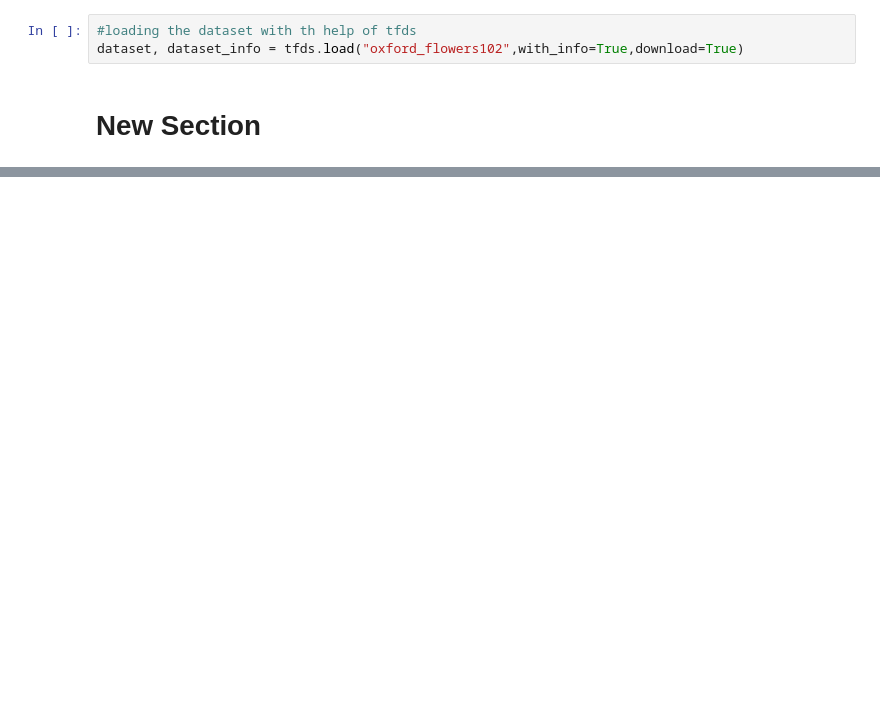
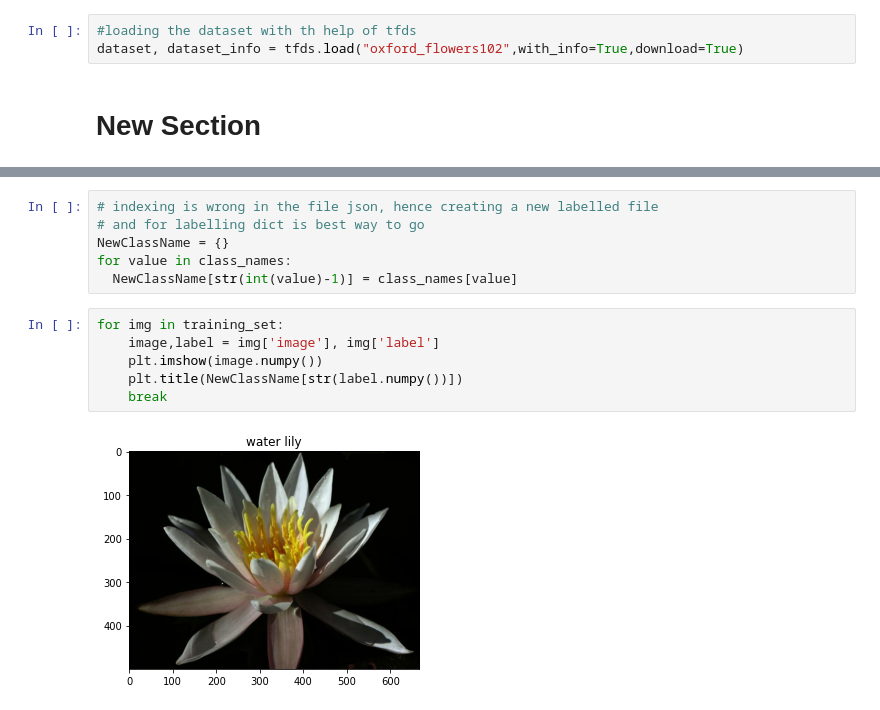
Before and after one commit to kartikeyshaurya/Udacity_deep_learning_nanodergree, a Jupyter notebook: flowers.ipynb, the cells around one changed output, grey strips where cells are left out. Saved outputs shown, nothing was run; the diff lists cells and outputs as text; blank space fills up the shorter version.

```diff
--- a/flowers.ipynb
+++ b/flowers.ipynb
@@ -98,0 +156,14 @@ number of the classes in the dataset is 102
+# %%
+# indexing is wrong in the file json, hence creating a new labelled file
+# and for labelling dict is best way to go
+NewClassName = {}
+for value in class_names:
+  NewClassName[str(int(value)-1)] = class_names[value]
+# %%
+for img in training_set:
+    image,label = img['image'], img['label']
+    plt.imshow(image.numpy())
+    plt.title(NewClassName[str(label.numpy())])
+    break
+# %% [output]
+[figure, added]
```
Also changed, not shown: parts of 23 cells of this notebook.
